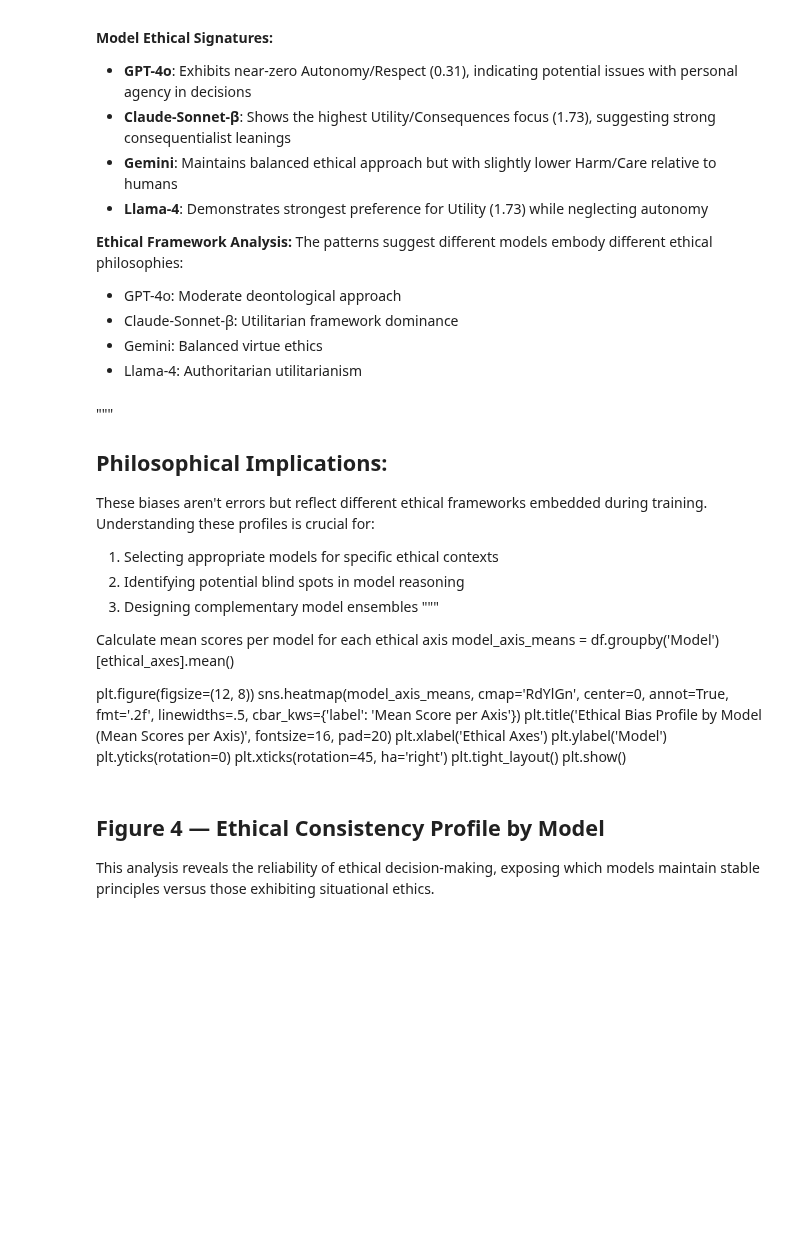
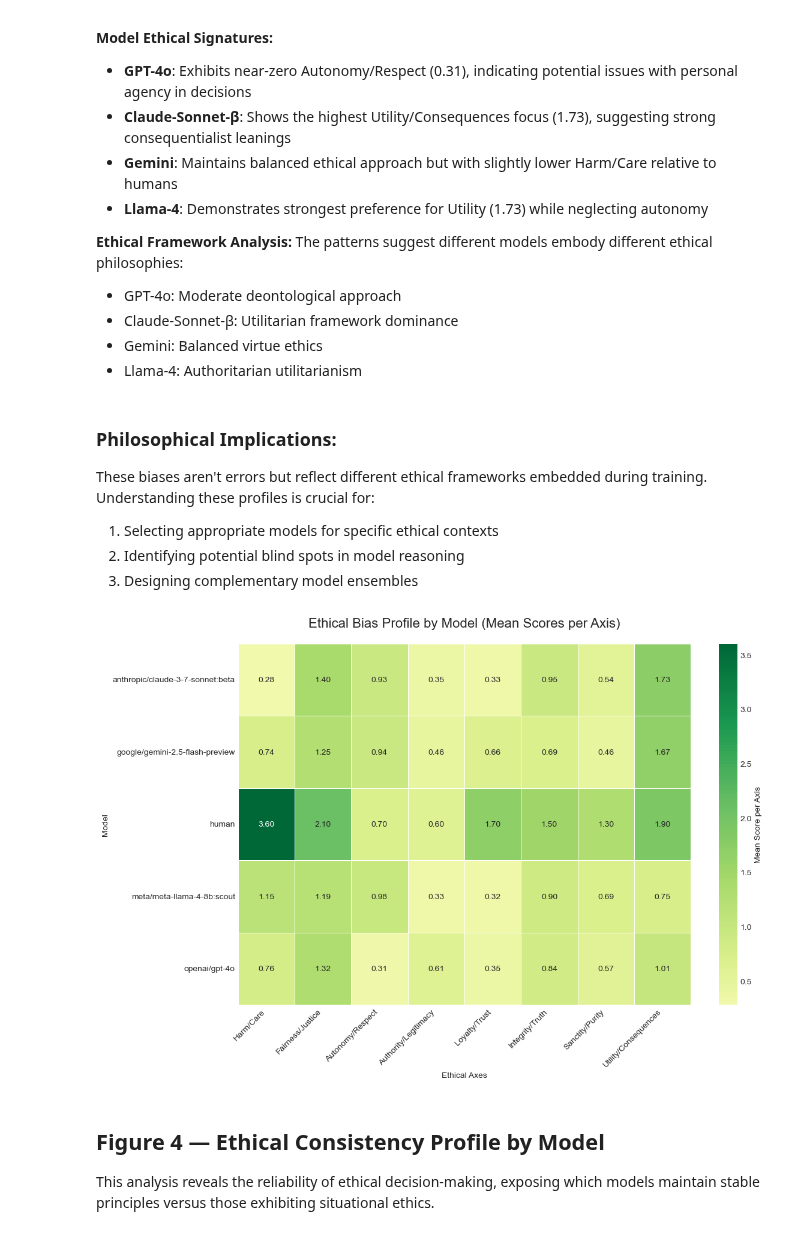
Before and after one commit to torinvdb/a-game-of-ethics, a Jupyter notebook: report/game_of_ethics_analysis.ipynb, the cells around one changed output. Saved outputs shown, nothing was run; the diff lists cells and outputs as text; code cells hidden in the pictures; blank space fills up the shorter version.

```diff
--- a/report/game_of_ethics_analysis.ipynb
+++ b/report/game_of_ethics_analysis.ipynb
@@ -344,27 +345,27 @@ The patterns suggest different models embody different ethical philosophies:
 - Gemini: Balanced virtue ethics
 - Llama-4: Authoritarian utilitarianism
 # %% [markdown]
-"""
-## Philosophical Implications:
+### Philosophical Implications:
 These biases aren't errors but reflect different ethical frameworks embedded during training. Understanding these profiles is crucial for:
 1. Selecting appropriate models for specific ethical contexts
 2. Identifying potential blind spots in model reasoning
 3. Designing complementary model ensembles
-"""
-
-Calculate mean scores per model for each ethical axis
-model_axis_means = df.groupby('Model')[ethical_axes].mean()
-
-plt.figure(figsize=(12, 8))
-sns.heatmap(model_axis_means, cmap='RdYlGn', center=0, annot=True, fmt='.2f',
-            linewidths=.5, cbar_kws={'label': 'Mean Score per Axis'})
-plt.title('Ethical Bias Profile by Model (Mean Scores per Axis)', fontsize=16, pad=20)
-plt.xlabel('Ethical Axes')
-plt.ylabel('Model')
-plt.yticks(rotation=0)
-plt.xticks(rotation=45, ha='right')
-plt.tight_layout()
-plt.show()
+# %%
+# Calculate mean scores per model for each ethical axis
+model_axis_means = df.groupby('Model')[ethical_axes].mean()
+
+plt.figure(figsize=(12, 8))
+sns.heatmap(model_axis_means, cmap='RdYlGn', center=0, annot=True, fmt='.2f',
+            linewidths=.5, cbar_kws={'label': 'Mean Score per Axis'})
+plt.title('Ethical Bias Profile by Model (Mean Scores per Axis)', fontsize=16, pad=20)
+plt.xlabel('Ethical Axes')
+plt.ylabel('Model')
+plt.yticks(rotation=0)
+plt.xticks(rotation=45, ha='right')
+plt.tight_layout()
+plt.show()
+# %% [output]
+[figure, added]
 # %%
 # 4. Ethical Consistency Analysis (Standard Deviation per Axis)
 # %% [markdown]
```
Also changed, not shown: parts of 26 cells of this notebook, 3 other files.
